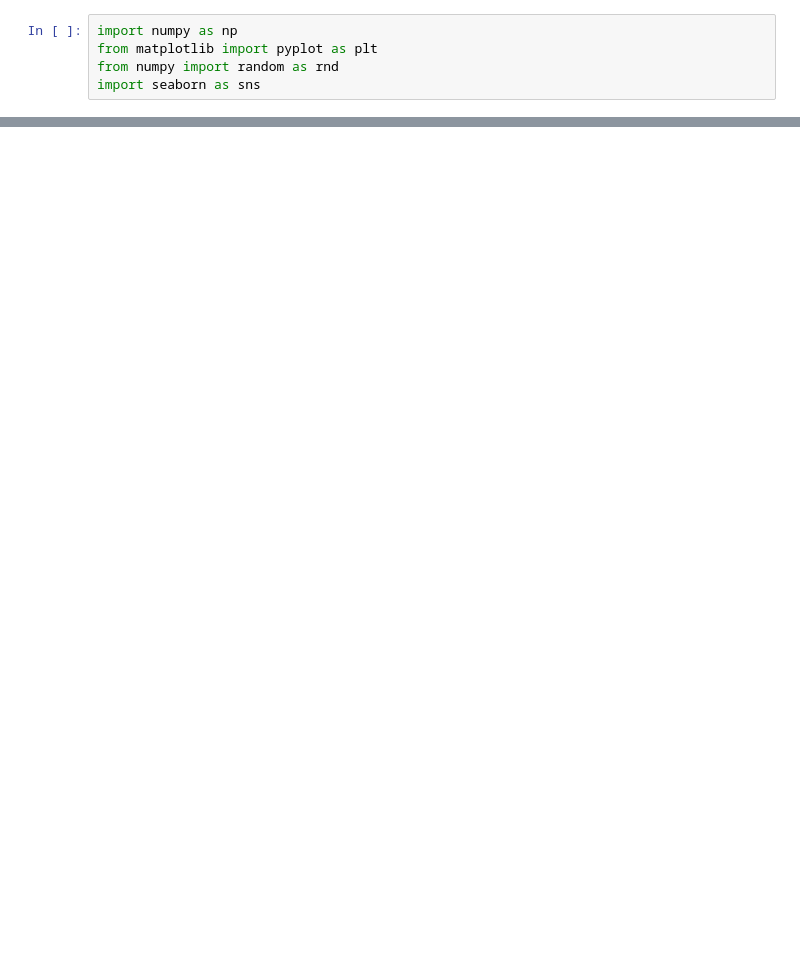
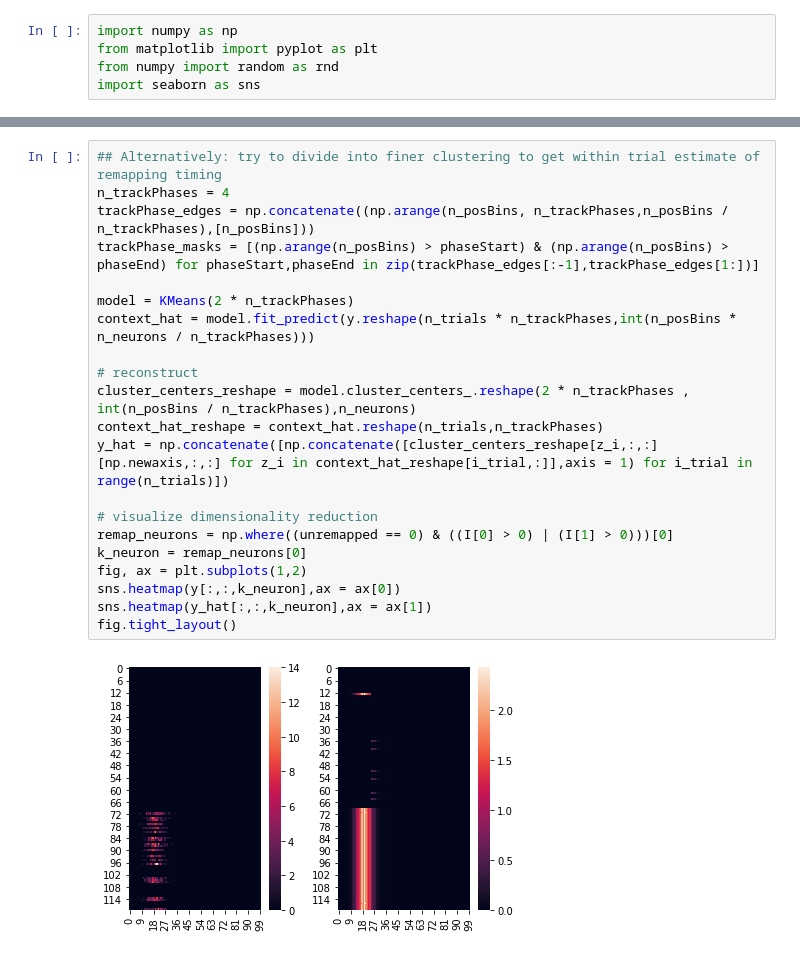
Before and after one commit to sternj98/remapping_detection, a Jupyter notebook: simulation.ipynb, the cells around one changed output, grey strips where cells are left out. Drawn from its saved outputs; the diff is of its cells as text; blank space fills up the shorter version.

```diff
--- a/simulation.ipynb
+++ b/simulation.ipynb
@@ -73,0 +115,23 @@ X.shape
+# %%
+## Alternatively: try to divide into finer clustering to get within trial estimate of remapping timing
+n_trackPhases = 4
+trackPhase_edges = np.concatenate((np.arange(n_posBins, n_trackPhases,n_posBins / n_trackPhases),[n_posBins]))
+trackPhase_masks = [(np.arange(n_posBins) > phaseStart) & (np.arange(n_posBins) > phaseEnd) for phaseStart,phaseEnd in zip(trackPhase_edges[:-1],trackPhase_edges[1:])]
+
+model = KMeans(2 * n_trackPhases)
+context_hat = model.fit_predict(y.reshape(n_trials * n_trackPhases,int(n_posBins * n_neurons / n_trackPhases)))
+
+# reconstruct
+cluster_centers_reshape = model.cluster_centers_.reshape(2 * n_trackPhases , int(n_posBins / n_trackPhases),n_neurons)
+context_hat_reshape = context_hat.reshape(n_trials,n_trackPhases)
+y_hat = np.concatenate([np.concatenate([cluster_centers_reshape[z_i,:,:][np.newaxis,:,:] for z_i in context_hat_reshape[i_trial,:]],axis = 1) for i_trial in range(n_trials)])
+
+# visualize dimensionality reduction
+remap_neurons = np.where((unremapped == 0) & ((I[0] > 0) | (I[1] > 0)))[0]
+k_neuron = remap_neurons[0]
+fig, ax = plt.subplots(1,2)
+sns.heatmap(y[:,:,k_neuron],ax = ax[0])
+sns.heatmap(y_hat[:,:,k_neuron],ax = ax[1])
+fig.tight_layout()
+# %% [output]
+[figure, added]
```
Also changed, not shown: parts of 14 cells of this notebook.
